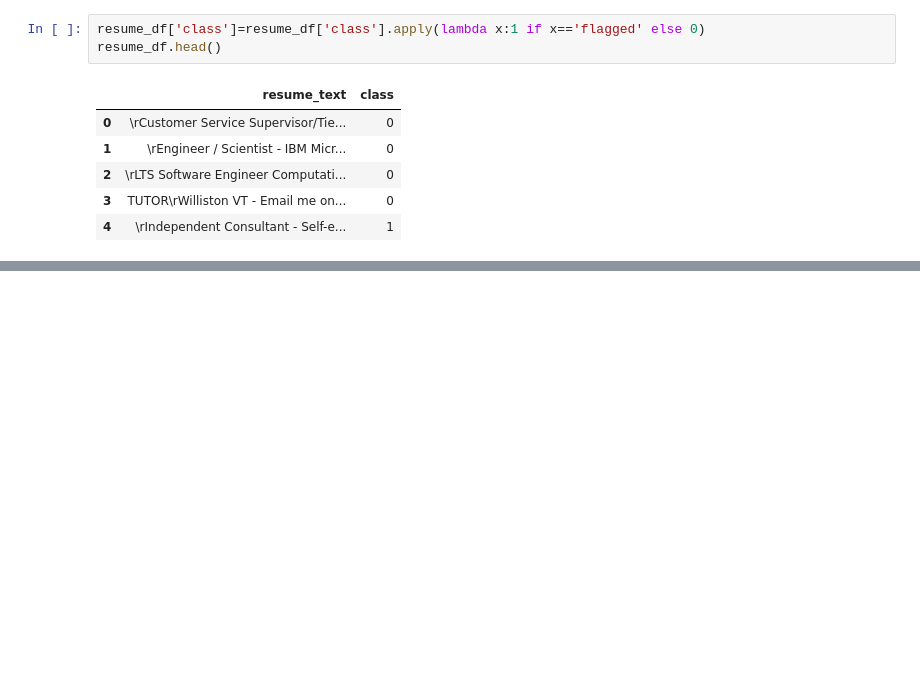
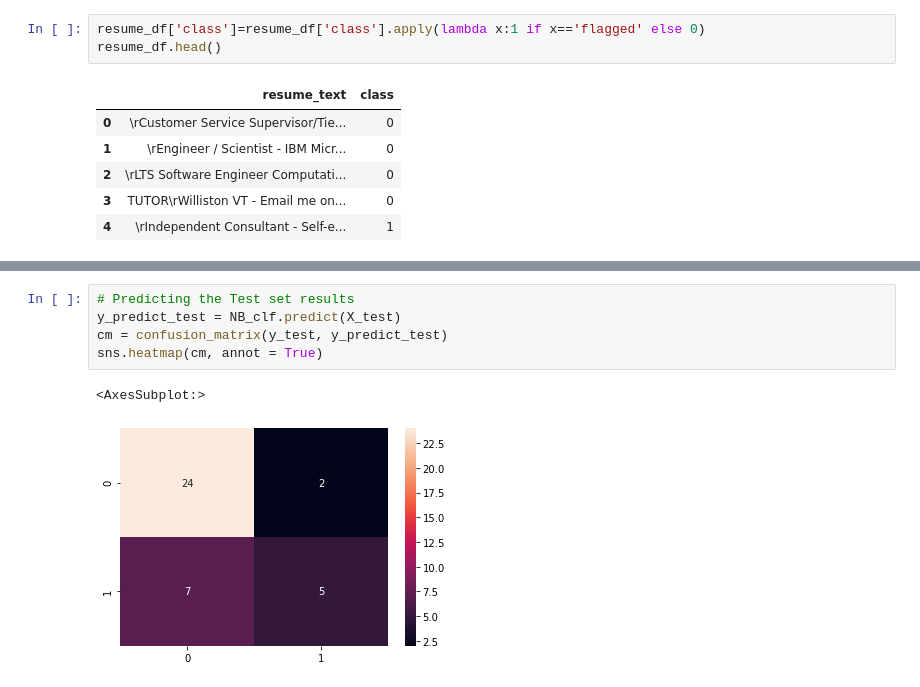
Before and after one commit to nnitiwe-dev/Resume_classifier, a Jupyter notebook: notebook/resume_classifier_with_naive_bayes_classifier.ipynb, the cells around one changed output, grey strips where cells are left out. Saved outputs shown, nothing was run; the diff lists cells and outputs as text; blank space fills up the shorter version.

```diff
--- a/notebook/resume_classifier_with_naive_bayes_classifier.ipynb
+++ b/notebook/resume_classifier_with_naive_bayes_classifier.ipynb
@@ -107,0 +256,8 @@ resume_df.head()
+# %%
+# Predicting the Test set results
+y_predict_test = NB_clf.predict(X_test)
+cm = confusion_matrix(y_test, y_predict_test)
+sns.heatmap(cm, annot = True)
+# %% [output]
+<AxesSubplot:>
+[figure, added]
```
Also changed, not shown: parts of 22 cells of this notebook.
